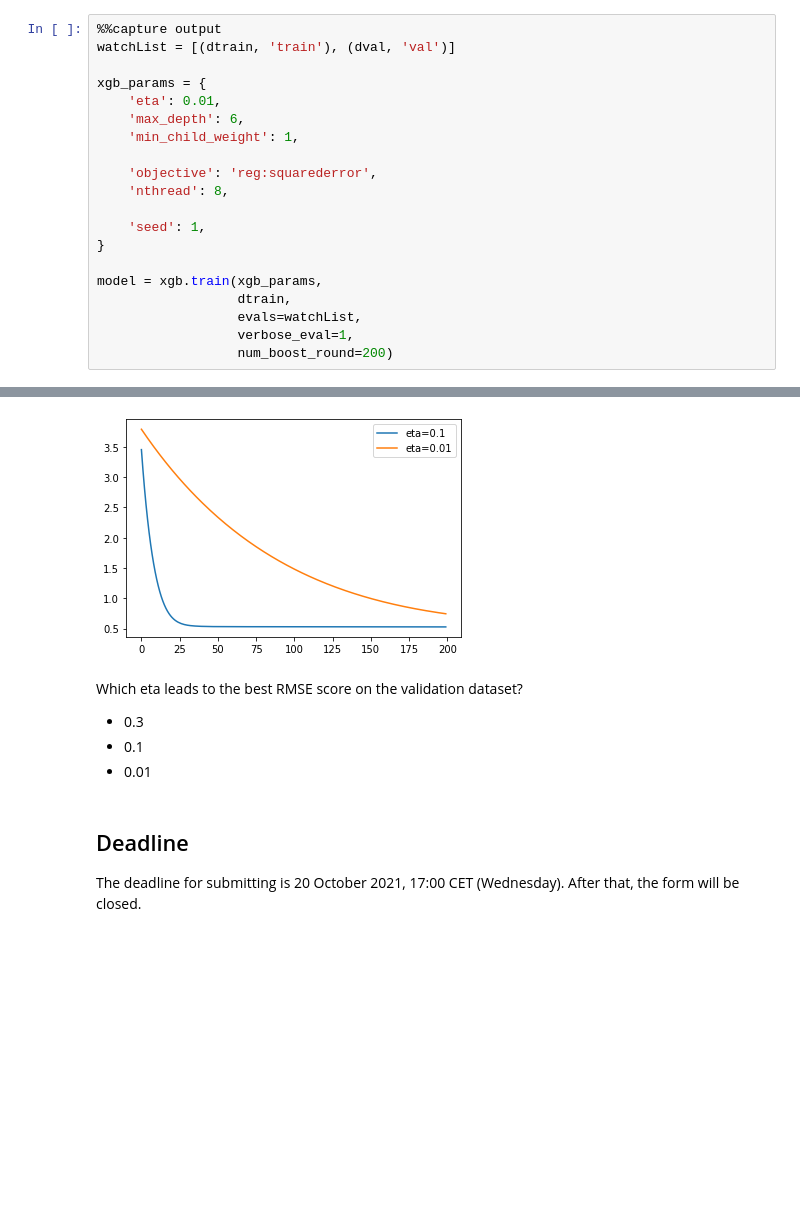
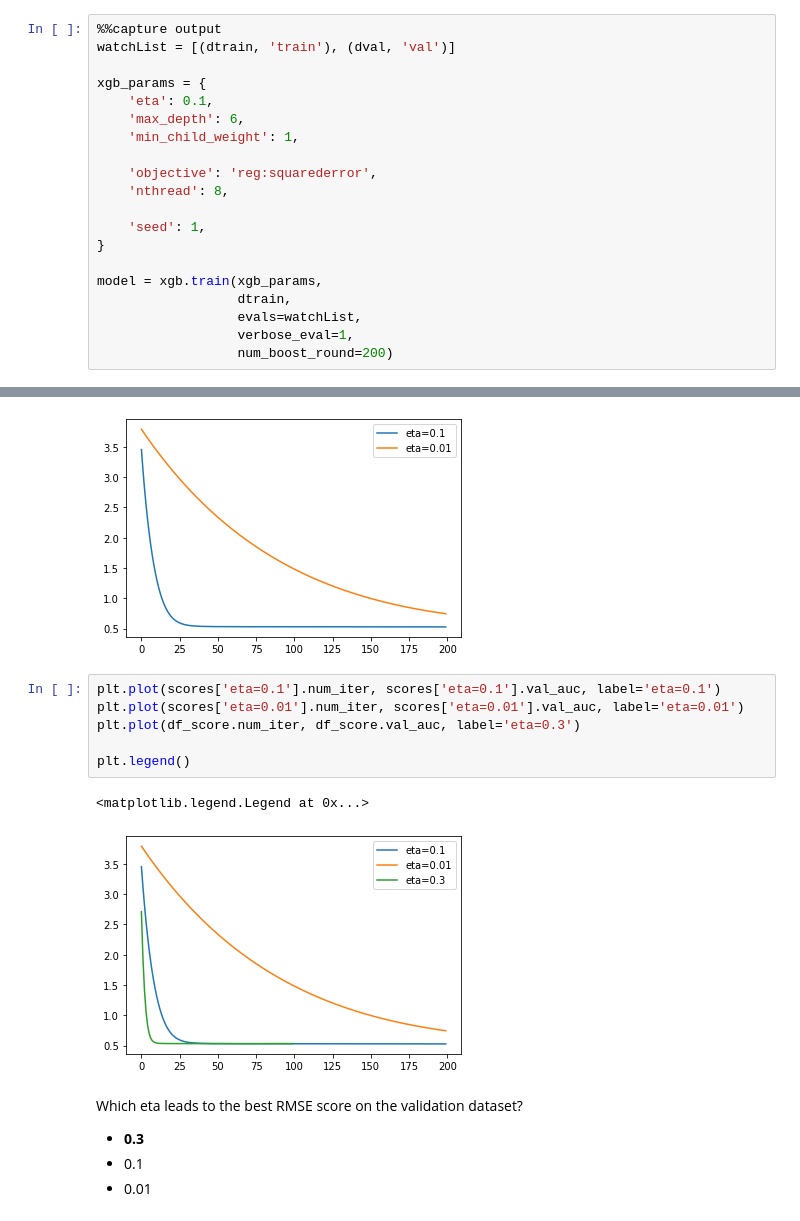
Before and after one commit to Moamen-Elsayed/ML-ZoomCamp-Course, a Jupyter notebook: ch06_Assignment/homework-6-starter.ipynb, the cells around one changed output, grey strips where cells are left out. Drawn from its saved outputs; the diff is of its cells as text; blank space fills up the shorter version.

```diff
--- a/ch06_Assignment/homework-6-starter.ipynb
+++ b/ch06_Assignment/homework-6-starter.ipynb
@@ -393,7 +389,7 @@ scores = {}
 watchList = [(dtrain, 'train'), (dval, 'val')]
 
 xgb_params = {
-    'eta': 0.01,
+    'eta': 0.1,
     'max_depth': 6,
     'min_child_weight': 1,
 
@@ -424,14 +420,18 @@ plt.legend()
 # %% [output]
 <matplotlib.legend.Legend at 0x...>
 [figure]
+# %%
+plt.plot(scores['eta=0.1'].num_iter, scores['eta=0.1'].val_auc, label='eta=0.1')
+plt.plot(scores['eta=0.01'].num_iter, scores['eta=0.01'].val_auc, label='eta=0.01')
+plt.plot(df_score.num_iter, df_score.val_auc, label='eta=0.3')
+
+plt.legend()
+# %% [output]
+<matplotlib.legend.Legend at 0x...>
+[figure, added]
 # %% [markdown]
 Which eta leads to the best RMSE score on the validation dataset?
 
-* 0.3
+* **0.3**
 * 0.1
 * 0.01
-# %% [markdown]
-## Deadline
-
-
-The deadline for submitting is 20 October 2021, 17:00 CET (Wednesday). After that, the form will be closed.
```
Also changed, not shown: parts of 18 cells of this notebook.
